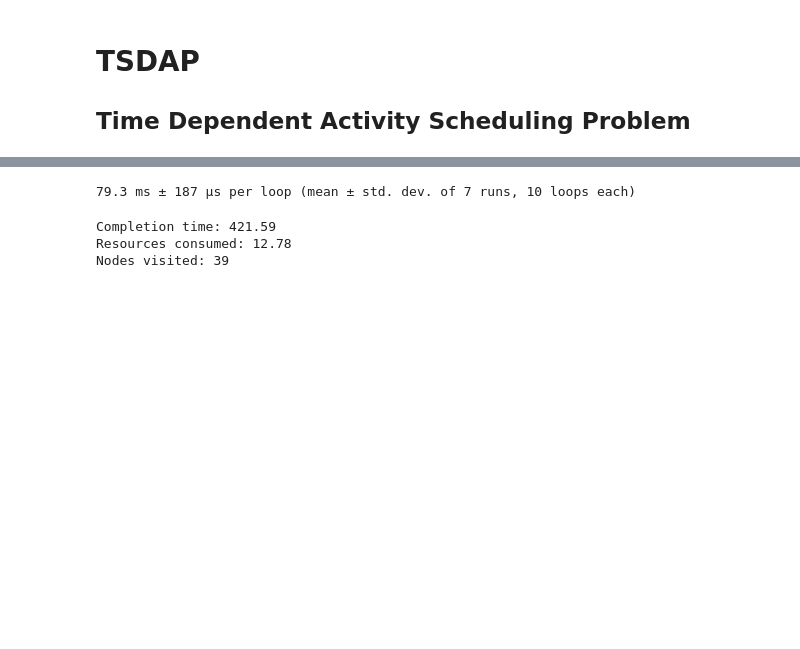
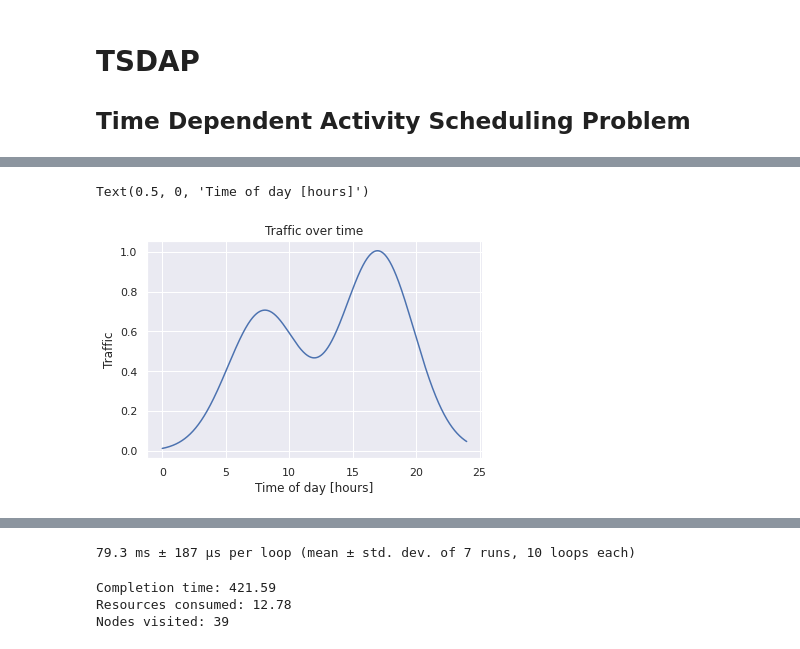
Before and after one commit to LetteraUnica/mathematical-optimization, a Jupyter notebook: final-project/TDASP.ipynb, the cells around one changed output, grey strips where cells are left out. Drawn from its saved outputs; the diff is of its cells as text; code cells hidden in the pictures; blank space fills up the shorter version.

```diff
--- a/final-project/TDASP.ipynb
+++ b/final-project/TDASP.ipynb
@@ -57,0 +71,10 @@ time_and_resources_consumed(1020.)
+# %%
+# Traffic over time, shape taken from https://www.tomtom.com/en_gb/traffic-index/new-york-traffic/
+t = np.arange(0, 24*60)
+pl.plot(t/60, traffic_over_time(t))
+pl.title("Traffic over time")
+pl.ylabel("Traffic")
+pl.xlabel("Time of day [hours]")
+# %% [output]
+Text(0.5, 0, 'Time of day [hours]')
+[figure, added]
```
Also changed, not shown: parts of 17 cells of this notebook, 4 other files.
